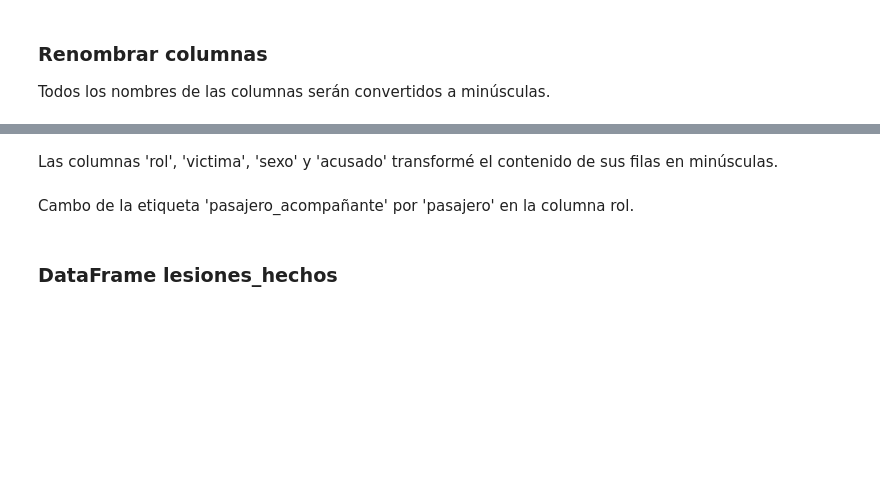
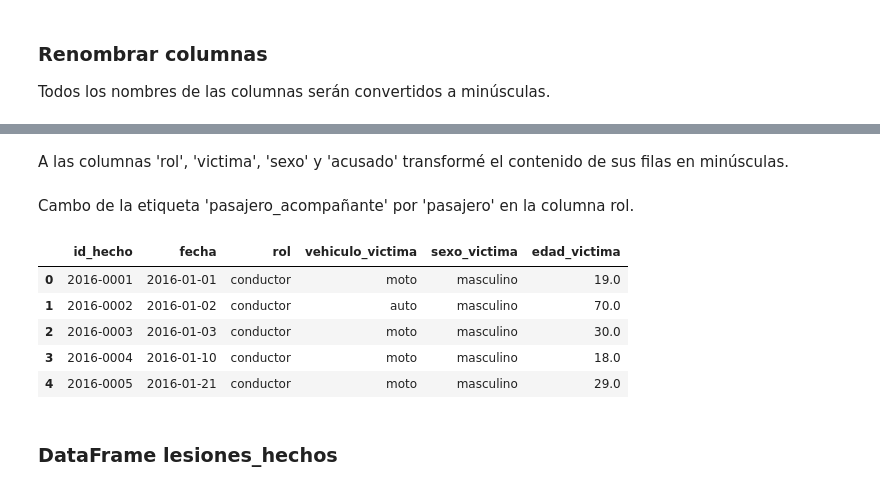
Before and after one commit to KGSanchezM/Siniestros-Viales, a Jupyter notebook: Notebooks/ETL.ipynb, the cells around one changed output, grey strips where cells are left out. Saved outputs shown, nothing was run; the diff lists cells and outputs as text; code cells hidden in the pictures; blank space fills up the shorter version.

```diff
--- a/Notebooks/ETL.ipynb
+++ b/Notebooks/ETL.ipynb
@@ -206,14 +208,25 @@ homicidios_victimas.columns = homicidios_victimas.columns.str.lower()
+# %%
+homicidios_victimas.rename(columns={'edad': 'edad_victima','victima':'vehiculo_victima','sexo':'sexo_victima'}, inplace=True)
 # %% [markdown]
-Las columnas 'rol', 'victima', 'sexo' y 'acusado' transformé el contenido de sus filas en minúsculas.
+A las columnas 'rol', 'victima', 'sexo' y 'acusado' transformé el contenido de sus filas en minúsculas.
 # %%
 # Cambiar el contenido de las filas a minúsculas en columnas específicas
-columnas_a_minusc = ['rol', 'victima', 'sexo']
+columnas_a_minusc = ['rol', 'vehiculo_victima', 'sexo_victima']
 homicidios_victimas[columnas_a_minusc] = homicidios_victimas[columnas_a_minusc].apply(lambda x: x.astype(str).str.lower())
 # %% [markdown]
 Cambo de la etiqueta 'pasajero_acompañante' por 'pasajero' en la columna rol.
 # %%
 #Cambio de etiqueta
 homicidios_victimas['rol'].replace('pasajero_acompañante', 'pasajero', inplace=True)
+# %%
+homicidios_victimas.head()
+# %% [output]
+|  | id_hecho | fecha | rol | vehiculo_victima | sexo_victima | edad_victima |
+| 0 | 2016-0001 | 2016-01-01 | conductor | moto | masculino | 19.0 |
+| 1 | 2016-0002 | 2016-01-02 | conductor | auto | masculino | 70.0 |
+| 2 | 2016-0003 | 2016-01-03 | conductor | moto | masculino | 30.0 |
+| 3 | 2016-0004 | 2016-01-10 | conductor | moto | masculino | 18.0 |
+| 4 | 2016-0005 | 2016-01-21 | conductor | moto | masculino | 29.0 |
 # %% [markdown]
 ### DataFrame lesiones_hechos
 # %%
```
Also changed, not shown: parts of 25 cells of this notebook.
